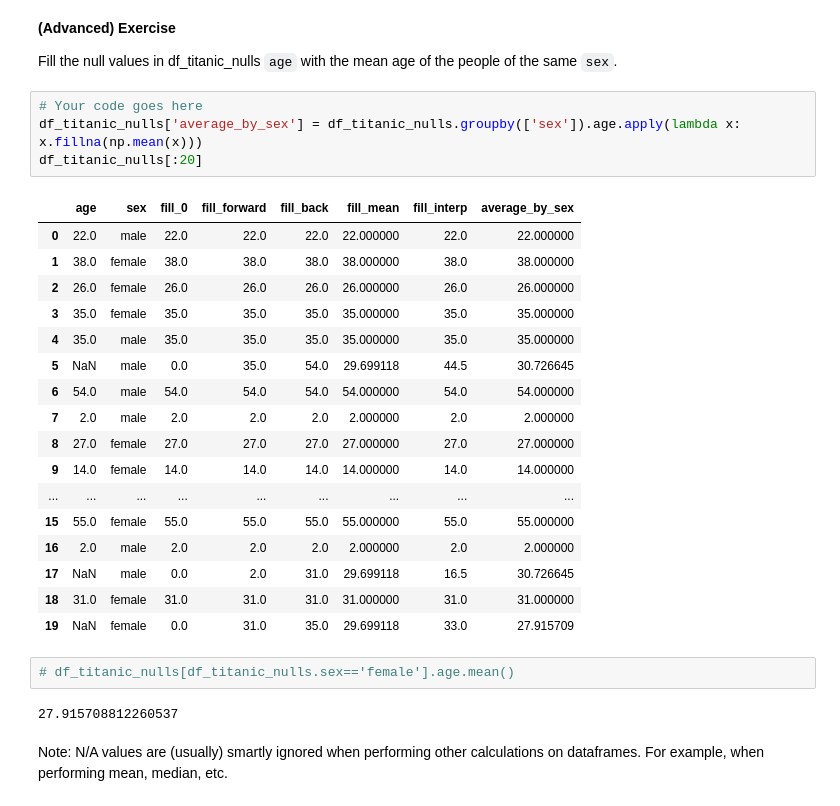
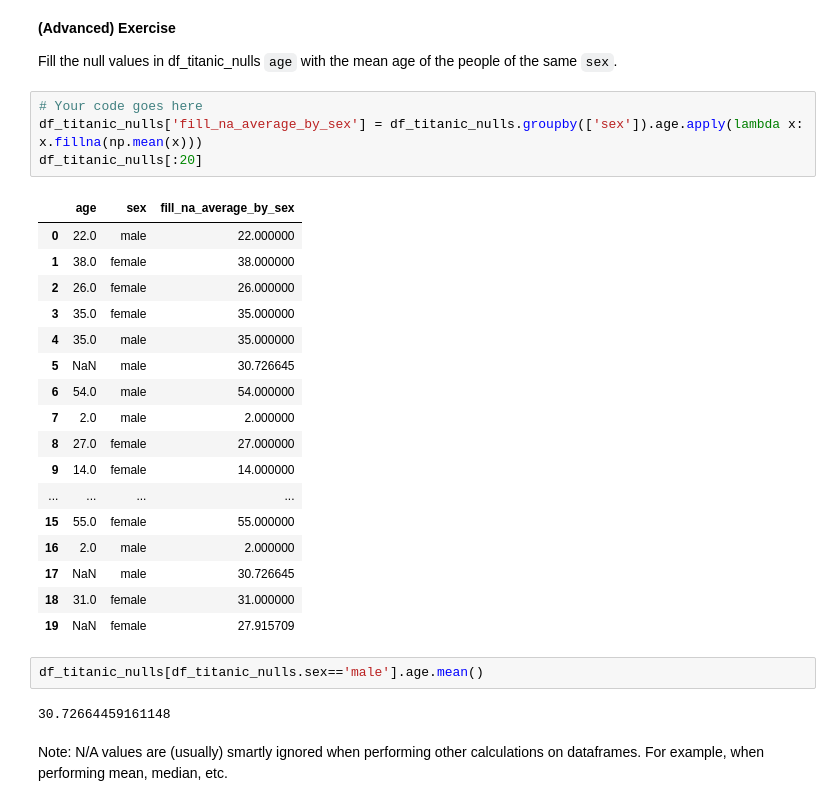
Before and after one commit to sheriffff/teaching-ironhack-data-madrid-2020, a Jupyter notebook: week_02/03-introduction-to-pandas.ipynb, the cells around one changed output. Saved outputs shown, nothing was run; the diff lists cells and outputs as text.

```diff
--- a/week_02/03-introduction-to-pandas.ipynb
+++ b/week_02/03-introduction-to-pandas.ipynb
@@ -804,30 +859,30 @@ df_titanic_nulls[['sex', 'age', 'fill_0', 'fill_forward', 'fill_back', 'fill_mea
 Fill the null values in df_titanic_nulls `age` with the mean age of the people of the same `sex`.
 # %%
 # Your code goes here
-df_titanic_nulls['average_by_sex'] = df_titanic_nulls.groupby(['sex']).age.apply(lambda x: x.fillna(np.mean(x)))
+df_titanic_nulls['fill_na_average_by_sex'] = df_titanic_nulls.groupby(['sex']).age.apply(lambda x: x.fillna(np.mean(x)))
 df_titanic_nulls[:20]
 # %% [output]
-|  | age | sex | fill_0 | fill_forward | fill_back | fill_mean | fill_interp | average_by_sex |
-| 0 | 22.0 | male | 22.0 | 22.0 | 22.0 | 22.000000 | 22.0 | 22.000000 |
-| 1 | 38.0 | female | 38.0 | 38.0 | 38.0 | 38.000000 | 38.0 | 38.000000 |
-| 2 | 26.0 | female | 26.0 | 26.0 | 26.0 | 26.000000 | 26.0 | 26.000000 |
-| 3 | 35.0 | female | 35.0 | 35.0 | 35.0 | 35.000000 | 35.0 | 35.000000 |
-| 4 | 35.0 | male | 35.0 | 35.0 | 35.0 | 35.000000 | 35.0 | 35.000000 |
-| 5 | NaN | male | 0.0 | 35.0 | 54.0 | 29.699118 | 44.5 | 30.726645 |
-| 6 | 54.0 | male | 54.0 | 54.0 | 54.0 | 54.000000 | 54.0 | 54.000000 |
-| 7 | 2.0 | male | 2.0 | 2.0 | 2.0 | 2.000000 | 2.0 | 2.000000 |
-| 8 | 27.0 | female | 27.0 | 27.0 | 27.0 | 27.000000 | 27.0 | 27.000000 |
-| 9 | 14.0 | female | 14.0 | 14.0 | 14.0 | 14.000000 | 14.0 | 14.000000 |
-| ... | ... | ... | ... | ... | ... | ... | ... | ... |
-| 15 | 55.0 | female | 55.0 | 55.0 | 55.0 | 55.000000 | 55.0 | 55.000000 |
-| 16 | 2.0 | male | 2.0 | 2.0 | 2.0 | 2.000000 | 2.0 | 2.000000 |
-| 17 | NaN | male | 0.0 | 2.0 | 31.0 | 29.699118 | 16.5 | 30.726645 |
-| 18 | 31.0 | female | 31.0 | 31.0 | 31.0 | 31.000000 | 31.0 | 31.000000 |
-| 19 | NaN | female | 0.0 | 31.0 | 35.0 | 29.699118 | 33.0 | 27.915709 |
+|  | age | sex | fill_na_average_by_sex |
+| 0 | 22.0 | male | 22.000000 |
+| 1 | 38.0 | female | 38.000000 |
+| 2 | 26.0 | female | 26.000000 |
+| 3 | 35.0 | female | 35.000000 |
+| 4 | 35.0 | male | 35.000000 |
+| 5 | NaN | male | 30.726645 |
+| 6 | 54.0 | male | 54.000000 |
+| 7 | 2.0 | male | 2.000000 |
+| 8 | 27.0 | female | 27.000000 |
+| 9 | 14.0 | female | 14.000000 |
+| ... | ... | ... | ... |
+| 15 | 55.0 | female | 55.000000 |
+| 16 | 2.0 | male | 2.000000 |
+| 17 | NaN | male | 30.726645 |
+| 18 | 31.0 | female | 31.000000 |
+| 19 | NaN | female | 27.915709 |
 # %%
-# df_titanic_nulls[df_titanic_nulls.sex=='female'].age.mean()
+df_titanic_nulls[df_titanic_nulls.sex=='male'].age.mean()
 # %% [output]
-27.915708812260537
+30.72664459161148
 # %% [markdown]
 Note: N/A values are (usually) smartly ignored when performing other calculations on dataframes. For example, when performing mean, median, etc.
 # %%
```
Also changed, not shown: parts of 33 cells of this notebook, 1 other file.
